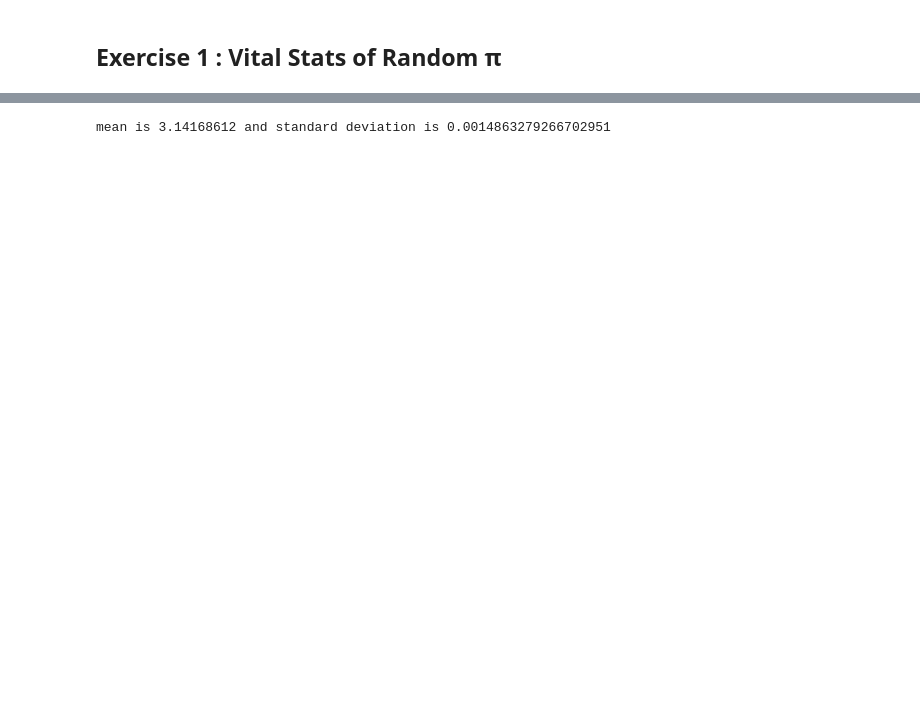
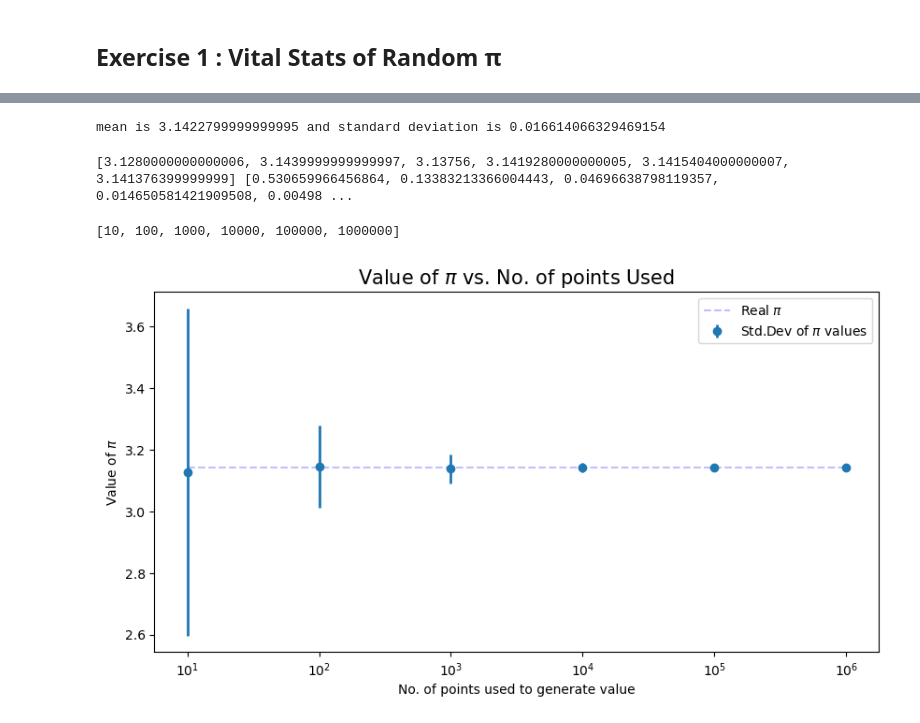
Before and after one commit to SPS-SP2273/learning-portfolio-gabrielgan24, a Jupyter notebook: random numbers/random_numbers_(good).ipynb, the cells around one changed output, grey strips where cells are left out. Saved outputs shown, nothing was run; the diff lists cells and outputs as text; code cells hidden in the pictures; blank space fills up the shorter version.

```diff
--- a/random numbers/random_numbers_(good).ipynb
+++ b/random numbers/random_numbers_(good).ipynb
@@ -195,11 +200,0 @@ def estimate_pi(n):
-# %%
-#2
-
-n=10000
-no_of_times = 100
-
-result = [estimate_pi(n) for _ in range(no_of_times)]
-
-print(f'mean is {np.mean(result)} and standard deviation is {np.std(result)}')
-# %% [output]
-mean is 3.14168612 and standard deviation is 0.0014863279266702951
@@ -207,0 +201,63 @@ mean is 3.14168612 and standard deviation is 0.0014863279266702951
+# %%
+#2
+
+n=10000
+no_of_times = 100
+
+result = [estimate_pi(n) for _ in range(no_of_times)]
+
+print(f'mean is {np.mean(result)} and standard deviation is {np.std(result)}')
+# %% [output]
+mean is 3.1422799999999995 and standard deviation is 0.016614066329469154
+# %%
+#3a
+
+n_repeats= []
+no_of_times = 100
+
+mean_list=[]
+std_list=[]
+
+for n in range(1,7):
+    n_repeats.append(10**n)
+    mean=np.mean([estimate_pi(10**n) for _ in range(no_of_times)])
+    mean_list.append(mean)
+
+    std=np.std([estimate_pi(10**n) for _ in range(no_of_times)])
+    std_list.append(std)
+
+print(mean_list, std_list)
+# %% [output]
+[3.1280000000000006, 3.1439999999999997, 3.13756, 3.1419280000000005, 3.1415404000000007, 3.141376399999999] [0.530659966456864, 0.13383213366004443, 0.04696638798119357, 0.014650581421909508, 0.00498 ...
+# %%
+n_repeats
+# %% [output]
+[10, 100, 1000, 10000, 100000, 1000000]
+# %%
+#3b
+
+y= mean_list
+x= n_repeats
+yerr= std_list
+y1= np.pi
+
+fig, ax = plt.subplots(figsize=(10,5))
+plt.hlines(y1,x[0],x[-1],color='blue',linestyle='dashed',label="Real $\pi$",alpha=0.25)
+ax.errorbar(x, y, yerr, fmt='o', linewidth=2, capsize=0, label='Std.Dev of $\pi$ values')
+                        #fmt => error bar without line
+plt.title('Value of $\pi$ vs. No. of points Used', fontsize=15)
+plt.ylabel('Value of $\pi$')
+plt.xlabel('No. of points used to generate value')
+
+plt.legend(loc='upper right')
+
+#to enable log scale on x-axis
+
+ax.set_xscale('log')
+
+#or plt.xscale('log')
+
+plt.minorticks_off()
+plt.show()
+# %% [output]
+[figure, added]
```
Also changed, not shown: parts of 19 cells of this notebook, 2 other files.
